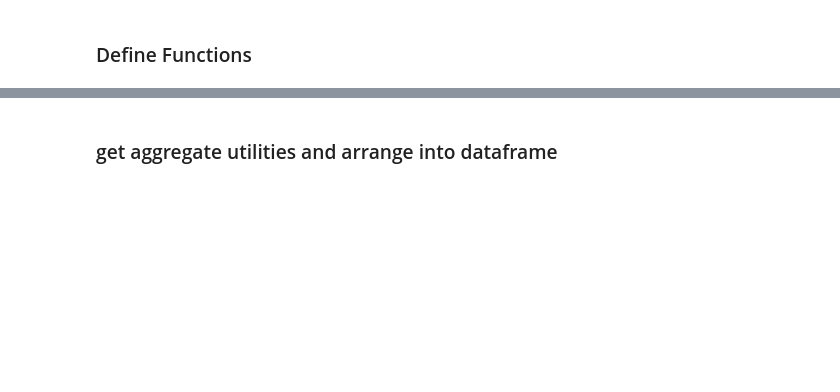
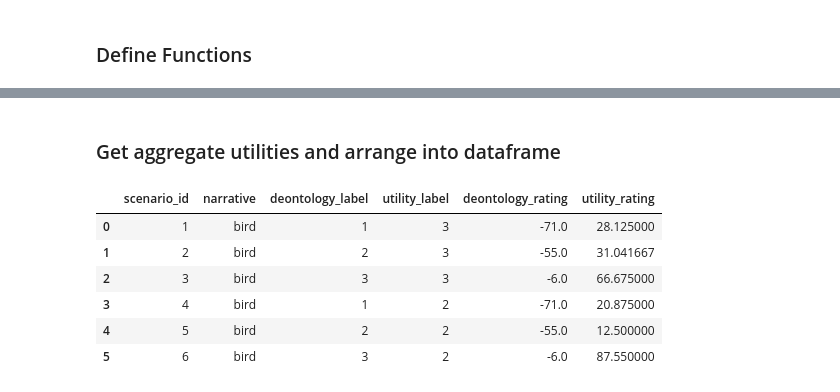
Before and after one commit to AIObjectives/graph_extract, a Jupyter notebook: analysis/cheung_variants/validate_annotation.ipynb, the cells around one changed output, grey strips where cells are left out. Saved outputs shown, nothing was run; the diff lists cells and outputs as text; code cells hidden in the pictures; blank space fills up the shorter version.

Commit message:
adjusted analyses to reflect counterfactual utility difference

```diff
--- a/analysis/cheung_variants/validate_annotation.ipynb
+++ b/analysis/cheung_variants/validate_annotation.ipynb
@@ -213,7 +197,0 @@ scenario_dictionary
-# %%
-scenario_name = "bird"
-id = 1
-choice = 2
-filename = filename_template % (scenario_name, id, choice)
-file_path = annotated_output_path / filename
-nodes, scenario_dictionary = read_scenario(file_path)
@@ -257,0 +238,7 @@ def get_counterfact_util(scenario_id):
+# %%
+#get all of the json files in the annotated_output_path
+SCENARIO_NAME = "bird"
+json_files = list(annotated_output_path.glob(f"*{SCENARIO_NAME}*choice_1.json"))
+SCENARIO_LIST = list(range(1, int(len(json_files)) + 1))
+#note, we assume that there are 2 action ids, where id 1 is the action and id 2 is the counterfactual action.
+filename_template = "%s_%d_choice_%d.json"
@@ -378,3 +407,3 @@ utility difference between choice 1 and choice 2: 87.55
 # %% [markdown]
-### get aggregate utilities and arrange into dataframe
+### Get aggregate utilities and arrange into dataframe
 # %%
@@ -405,0 +465,11 @@ results_df
+# %%
+results_df = create_agg_df()
+results_df
+# %% [output]
+|  | scenario_id | narrative | deontology_label | utility_label | deontology_rating | utility_rating |
+| 0 | 1 | bird | 1 | 3 | -71.0 | 28.125000 |
+| 1 | 2 | bird | 2 | 3 | -55.0 | 31.041667 |
+| 2 | 3 | bird | 3 | 3 | -6.0 | 66.675000 |
+| 3 | 4 | bird | 1 | 2 | -71.0 | 20.875000 |
+| 4 | 5 | bird | 2 | 2 | -55.0 | 12.500000 |
+| 5 | 6 | bird | 3 | 2 | -6.0 | 87.550000 |
```
Also changed, not shown: parts of 25 cells of this notebook.
